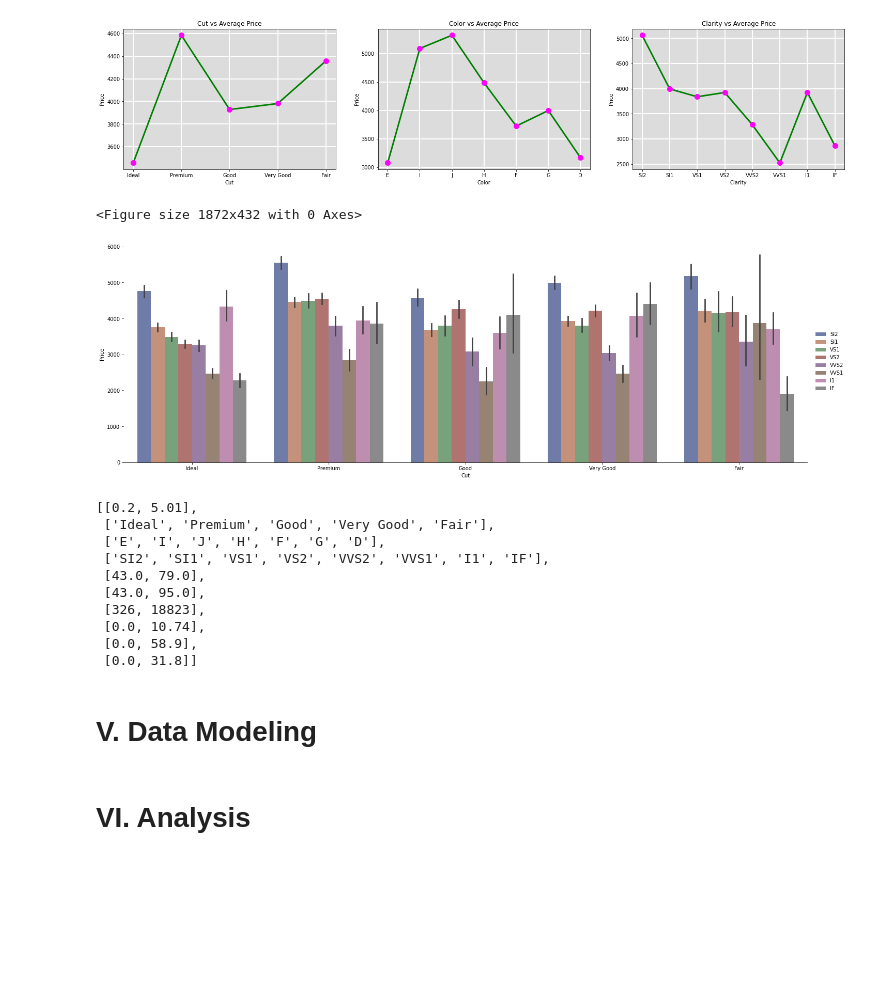
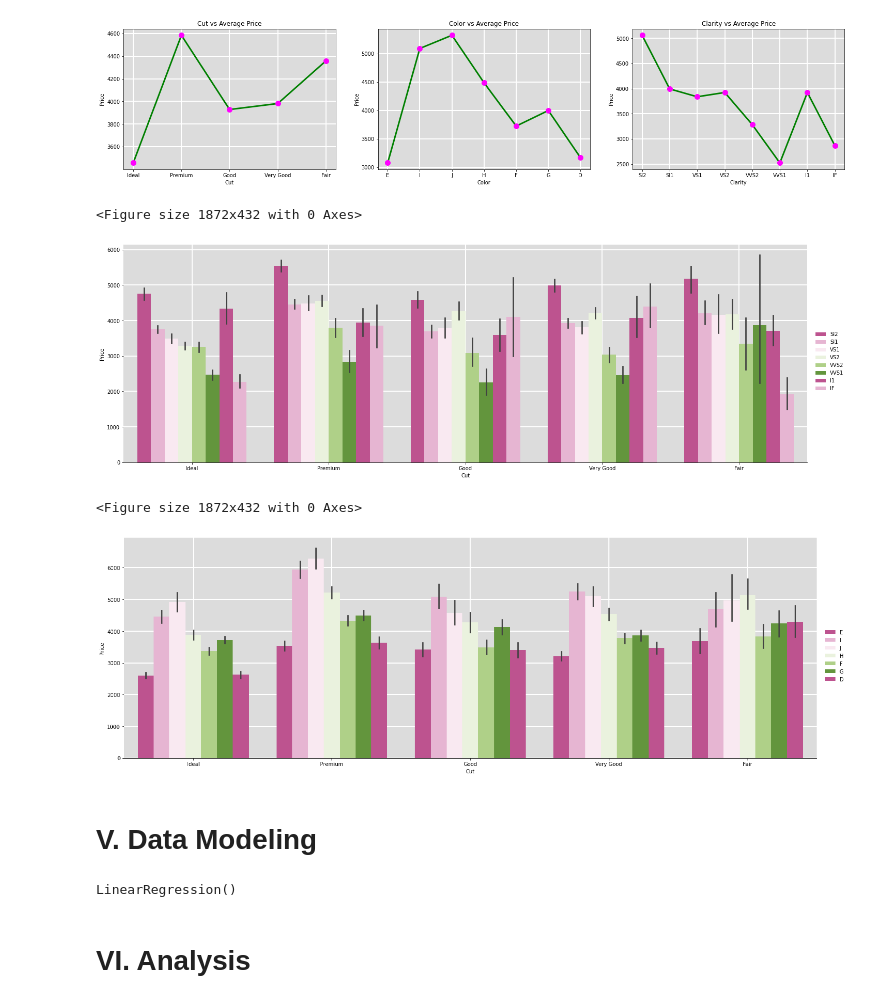
Before and after one commit to venuslu5499/CSELEC4C_Project, a Jupyter notebook: CORPUS_LU_CSELEC4C_FINALS.ipynb, the cells around one changed output. Drawn from its saved outputs; the diff is of its cells as text; code cells hidden in the pictures; blank space fills up the shorter version.

```diff
--- a/CORPUS_LU_CSELEC4C_FINALS.ipynb
+++ b/CORPUS_LU_CSELEC4C_FINALS.ipynb
@@ -174,26 +195,32 @@ plt.show()
 [figure]
 # %%
 plt.figure(figsize=(26, 6))
-g = sns.catplot(data=cleaned_dataset, kind="bar", x="cut", y="price", hue="clarity", palette="dark", alpha=.6, height=6.4, aspect=3)
+g = sns.catplot(data=cleaned_dataset, kind="bar", x="cut", y="price", hue="clarity", palette=sns.color_palette('PiYG'), height=6.4, aspect=3)
 g._get_palette
 g.despine(left=True)
 g.set_axis_labels("Cut", "Price")
 g.legend.set_title("")
+plt.grid(linewidth=2, color="w")
+ax = plt.gca()
+ax.set_facecolor('gainsboro')
+ax.set_axisbelow(True)
+plt.show()
+
+plt.figure(figsize=(26, 6))
+g = sns.catplot(data=cleaned_dataset, kind="bar", x="cut", y="price", hue="color", palette=sns.color_palette('PiYG'), height=6.4, aspect=3)
+g._get_palette
+g.despine(left=True)
+g.set_axis_labels("Cut", "Price")
+g.legend.set_title("")
+plt.grid(linewidth=2, color="w")
+ax = plt.gca()
+ax.set_facecolor('gainsboro')
+ax.set_axisbelow(True)
+plt.show()
 # %% [output]
 <Figure size 1872x432 with 0 Axes>
-[figure, old version]
+[figure, new version]
+<Figure size 1872x432 with 0 Axes>
+[figure, added]
-# %%
-unique_values
-# %% [output]
-[[0.2, 5.01],
- ['Ideal', 'Premium', 'Good', 'Very Good', 'Fair'],
- ['E', 'I', 'J', 'H', 'F', 'G', 'D'],
- ['SI2', 'SI1', 'VS1', 'VS2', 'VVS2', 'VVS1', 'I1', 'IF'],
- [43.0, 79.0],
- [43.0, 95.0],
- [326, 18823],
- [0.0, 10.74],
- [0.0, 58.9],
- [0.0, 31.8]]
 # %% [markdown]
 # **V. Data Modeling**
@@ -200,2 +230,7 @@ unique_values
+# %%
+regr = linear_model.LinearRegression()
+regr.fit(X, y)
+# %% [output]
+LinearRegression()
 # %% [markdown]
 # **VI. Analysis**
```
Also changed, not shown: parts of 4 cells of this notebook.
